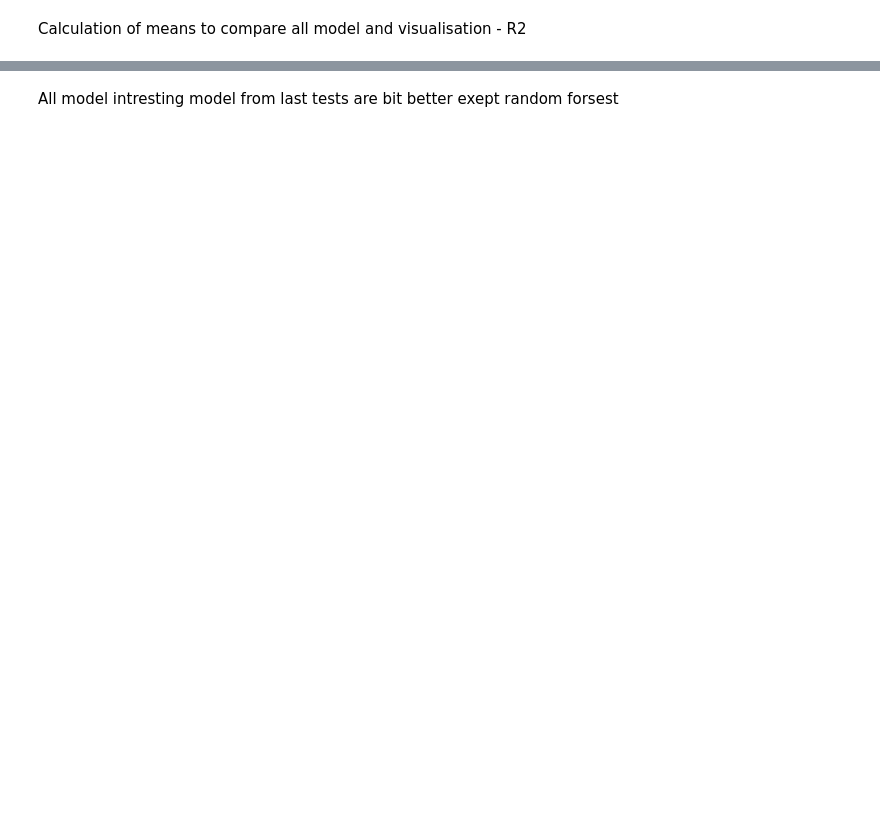
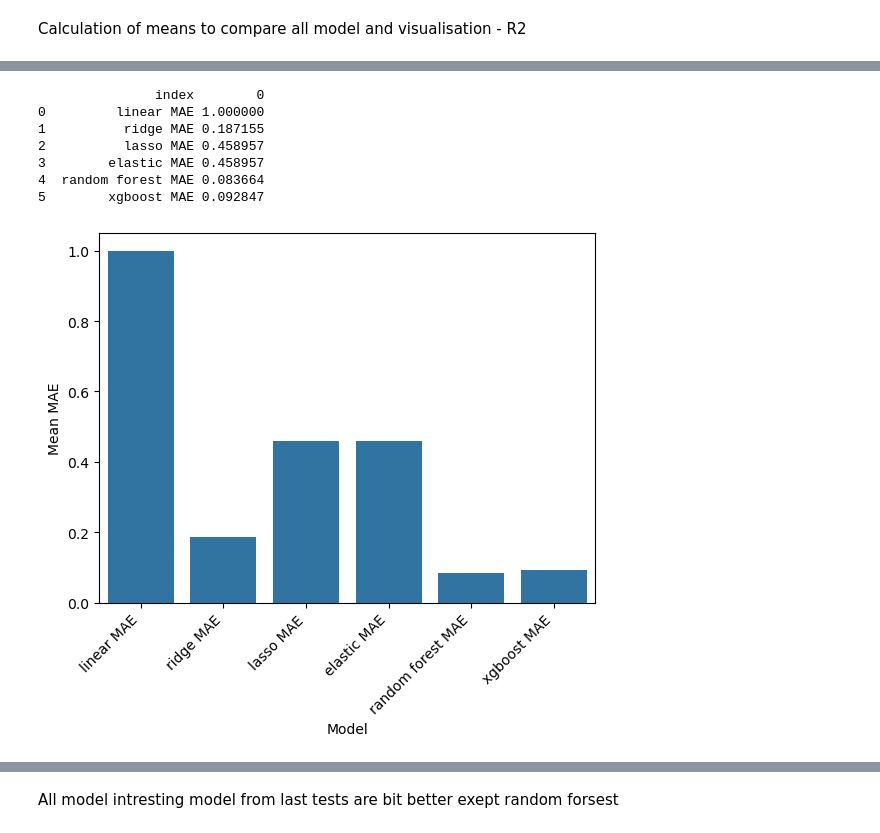
Before and after one commit to hystb/P3_OC_Anticipez_les_besoins_en_consommation_de_batiments, a Jupyter notebook: Milan_Nicolas_4_notebook_prediction_082024.ipynb, the cells around one changed output, grey strips where cells are left out. Saved outputs shown, nothing was run; the diff lists cells and outputs as text; code cells hidden in the pictures; blank space fills up the shorter version.

```diff
--- a/Milan_Nicolas_4_notebook_prediction_082024.ipynb
+++ b/Milan_Nicolas_4_notebook_prediction_082024.ipynb
@@ -226 +257,20 @@ plt.show()
 [figure]
+# %%
+list_r2  = ['linear MAE', 'ridge MAE', 'lasso MAE', 'elastic MAE','random forest MAE','xgboost MAE']
+res[list_r2] = res[list_r2].clip(lower=-1, upper=1)
+
+scores_r2 = res[list_r2].mean().reset_index()
+print(scores_r2)
+scores_r2.columns = ['Model', 'Mean MAE']
+sns.barplot(x='Model', y='Mean MAE', data=scores_r2)
+plt.xticks(rotation=45, ha='right')
+plt.show()
+# %% [output]
+               index        0
+0         linear MAE 1.000000
+1          ridge MAE 0.187155
+2          lasso MAE 0.458957
+3        elastic MAE 0.458957
+4  random forest MAE 0.083664
+5        xgboost MAE 0.092847
+[figure, added]
```
Also changed, not shown: parts of 6 cells of this notebook, 2 other files.
